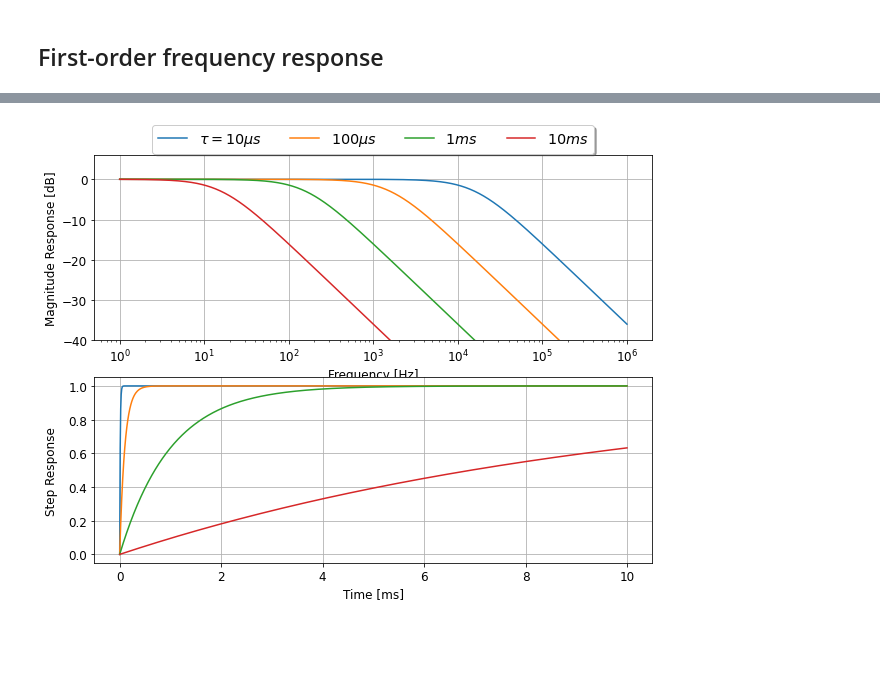
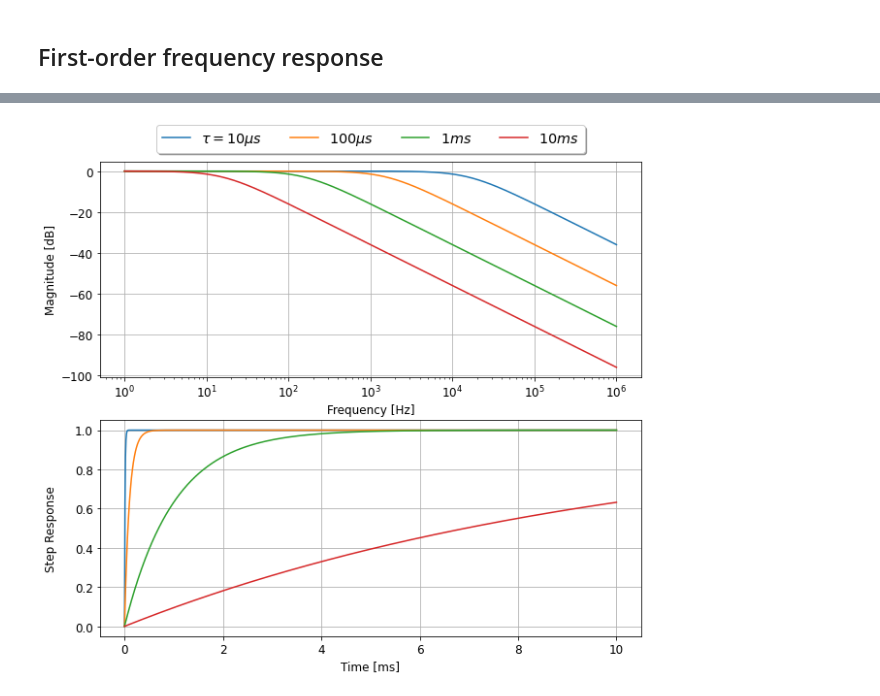
Before and after one commit to uw-analog/ee538-autumn2020, a Jupyter notebook: Lecture/2020_11_12_EE538_Lecture8.ipynb, the cells around one changed output, grey strips where cells are left out. Saved outputs shown, nothing was run; the diff lists cells and outputs as text; code cells hidden in the pictures; blank space fills up the shorter version.

```diff
--- a/Lecture/2020_11_12_EE538_Lecture8.ipynb
+++ b/Lecture/2020_11_12_EE538_Lecture8.ipynb
@@ -249,36 +349,18 @@ $$ H(j\omega) = \dfrac{\omega_0}{j\omega + \omega_0} $$
 # %%
-""" RC filter magnitude and step responses """
-RC_mag = []
-RC_step = []
-tau = np.logspace(-5,-2, num = 4)
+mags = []
+trans = []
+taus = np.logspace(-5,-2, num = 4)
 f = np.logspace(0, 6, num = 1000)
 w = 2*np.pi*f
 tin = np.linspace(0,1e-2,1000)
 
-for t in tau:
-    RC_mag.append(1/np.sqrt(1+(w*t)**2))
-    RC_step.append(1-np.exp(-tin/t))
+for tau in taus:
+    mags.append(1/np.sqrt(1+(w*tau)**2))
+    trans.append(1-np.exp(-tin/tau))
 
-# Plot the frequency response
-fig, axs = plt.subplots(2, figsize=(10.0, 7.5))
-for mag in RC_mag:
-    axs[0].semilogx(f, 20*np.log10(mag))
+labels = [r'$\tau = 10\mu s$', r'$100\mu s$', r'$1 ms$', r'$10 ms$']
 
-axs[0].legend( [r'$\tau = 10\mu s$', r'$100\mu s$', r'$1 ms$', r'$10 ms$'],loc='upper center', ncol=5, fancybox=True,
-           shadow=True, bbox_to_anchor=(0.5,1.2))
-axs[0].set_ylim(-40, 6)
-axs[0].grid()
-axs[0].set_ylabel('Magnitude Response [dB]')
-axs[0].set_xlabel('Frequency [Hz]')
-#axs[0].set_title('RC Lowpass Filter Magnitude and Step Responses')
-
-for trans in RC_step:
-    axs[1].plot(1e3*tin, trans)
-axs[1].set_xlabel('Time [ms]')
-axs[1].set_ylabel('Step Response')
-axs[1].grid()
-
-fig.align_ylabels(axs[:])
-#plt.show()
+plot_multifreqtrans(f, mags, 'Frequency [Hz]', 'Magnitude [dB]',
+                    1e3*tin, trans, 'Time [ms]', 'Step Response', labels)
 # %% [output]
-[figure, old version]
+[figure, new version]
```
Also changed, not shown: parts of 68 cells of this notebook, 6 other files.
